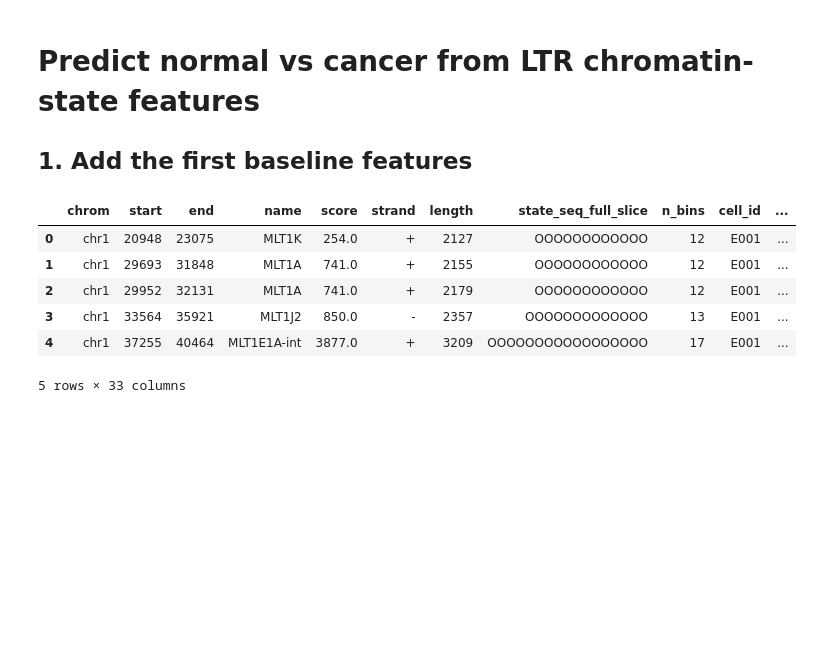
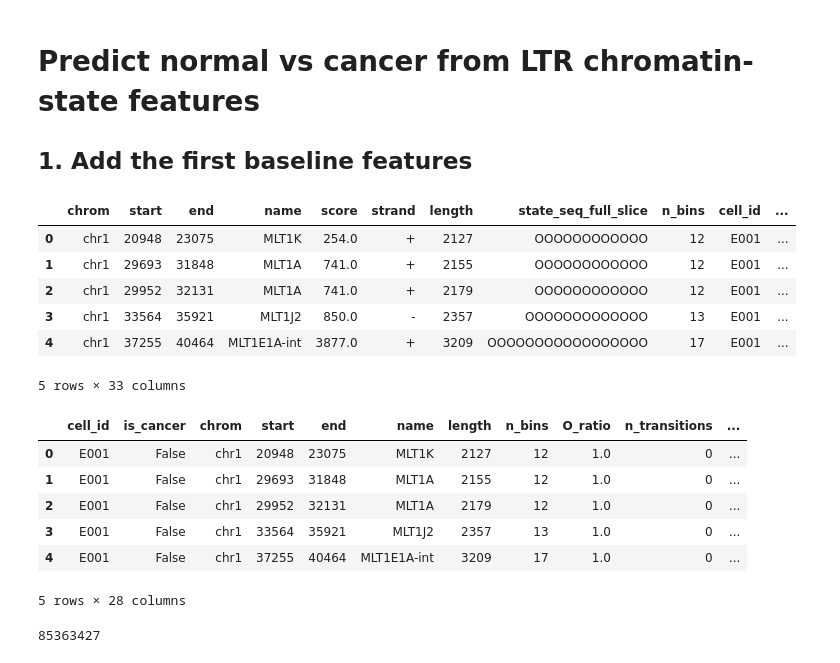
Before and after one commit to caocao0525/HERV, a Jupyter notebook: herv_all_data_handling.ipynb, the cells around one changed output. Cells and saved outputs as stored; diff of their text form; code cells hidden in the pictures; blank space fills up the shorter version.

```diff
--- a/herv_all_data_handling.ipynb
+++ b/herv_all_data_handling.ipynb
@@ -365,3 +365,17 @@ feature_cols = [
 
 df_features = df_all[feature_cols].copy()
 df_features.to_csv("../processed/ltr_feature_table.csv", index=False)
+# %%
+df_features.head()
+# %% [output]
+|  | cell_id | is_cancer | chrom | start | end | name | length | n_bins | O_ratio | n_transitions | ... |
+| 0 | E001 | False | chr1 | 20948 | 23075 | MLT1K | 2127 | 12 | 1.0 | 0 | ... |
+| 1 | E001 | False | chr1 | 29693 | 31848 | MLT1A | 2155 | 12 | 1.0 | 0 | ... |
+| 2 | E001 | False | chr1 | 29952 | 32131 | MLT1A | 2179 | 12 | 1.0 | 0 | ... |
+| 3 | E001 | False | chr1 | 33564 | 35921 | MLT1J2 | 2357 | 13 | 1.0 | 0 | ... |
+| 4 | E001 | False | chr1 | 37255 | 40464 | MLT1E1A-int | 3209 | 17 | 1.0 | 0 | ... |
+5 rows × 28 columns
+# %%
+len(df_features)
+# %% [output]
+85363427
```
